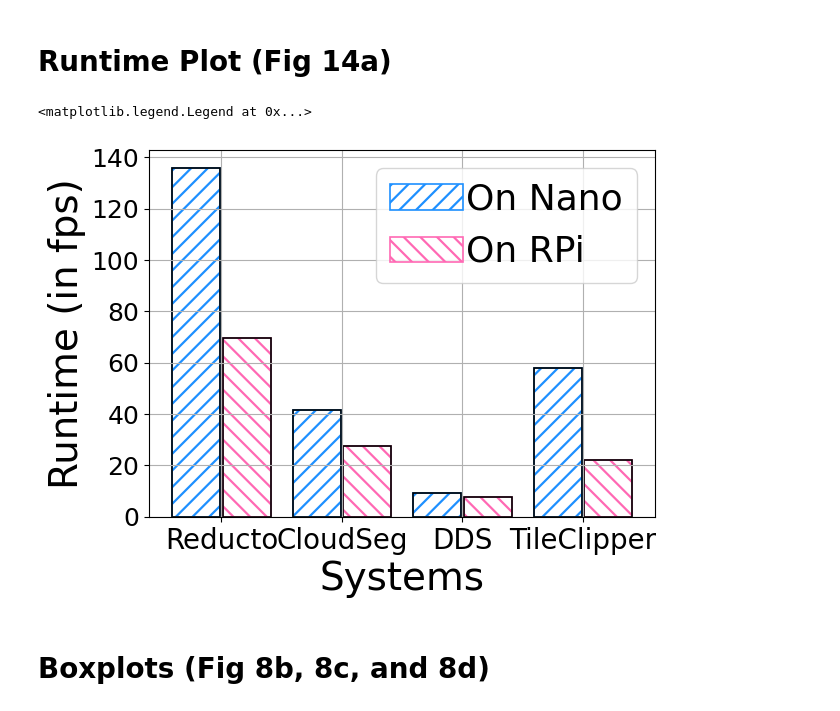
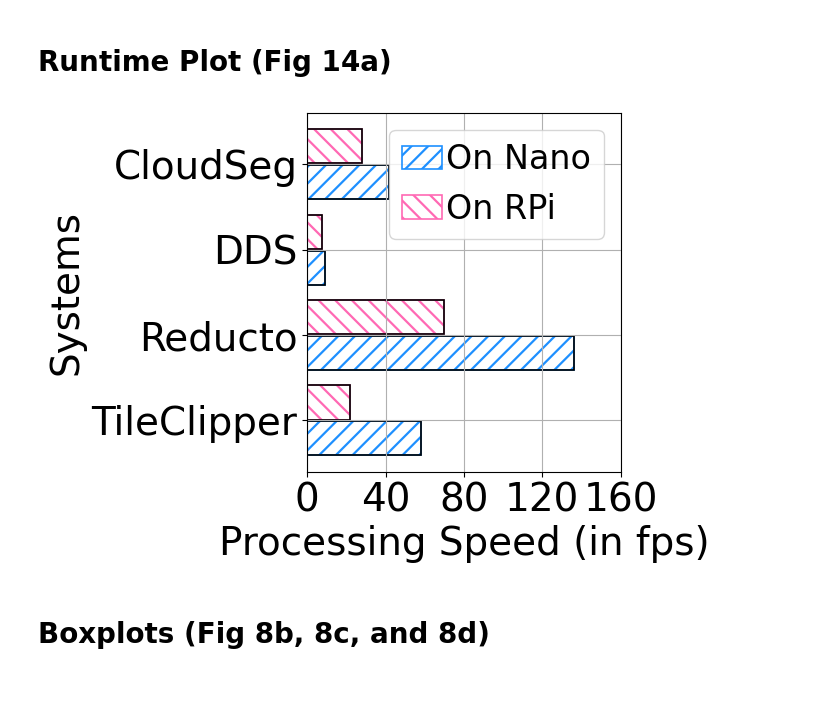
Before and after one commit to shubhamchdhary/TileClipper, a Jupyter notebook: src/get_results.ipynb, the cells around one changed output. Saved outputs shown, nothing was run; the diff lists cells and outputs as text; code cells hidden in the pictures.

Commit message:
Change labels of runtime plot and makes it horizontal barplot

```diff
--- a/src/get_results.ipynb
+++ b/src/get_results.ipynb
@@ -41,27 +41,41 @@ import seaborn as sns
 # # _yerr=np.array([[(tmp[0]/arrMean[0]-tmp[0]/arrMax[0]), (tmp[0]/arrMin[0]-tmp[0]/arrMean[0])], [(tmp[1]/arrMean[1]-tmp[1]/arrMax[1]), (tmp[1]/arrMin[1]-tmp[1]/arrMean[1])], [(tmp[2]/arrMean[2]-tmp[2]/arrMax[2]), (tmp[2]/arrMin[2]-tmp[2]/arrMean[2])]]).T
 # # print(_yerr.shape)
 # %%
-x = [1, 2, 3, 4]
+# x = [1, 2, 3, 4]
+y = [1, 2, 3, 4]
 mpl.rcParams['hatch.linewidth'] = 1.6
 realtime = 30
 
-b1 = plt.bar(np.array(x)+0.21, [69.77, 27.74, 7.61, 22.00], width=0.4, label="On RPi", fill=False, linewidth=1.2, edgecolor='hotpink', hatch="\\\\")
-plt.bar(np.array(x)+0.21, [69.77, 27.74, 7.61, 22.00], width=0.4, label="On RPi", fill=False, linewidth=1.2, edgecolor='k')
-b2 = plt.bar(np.array(x)-0.21, [136, 41.67, 9.14, 57.97], width=0.4, label="On Nano", fill=False, linewidth=1.2, edgecolor='dodgerblue', hatch="//")
-plt.bar(np.array(x)-0.21, [136, 41.67, 9.14, 57.97], width=0.4, label="On Nano", fill=False, linewidth=1.2, edgecolor='k')
+# b1 = plt.bar(np.array(x)+0.21, [69.77, 27.74, 7.61, 22.00], width=0.4, label="On RPi", fill=False, linewidth=1.2, edgecolor='hotpink', hatch="\\\\")
+# plt.bar(np.array(x)+0.21, [69.77, 27.74, 7.61, 22.00], width=0.4, label="On RPi", fill=False, linewidth=1.2, edgecolor='k')
+# b2 = plt.bar(np.array(x)-0.21, [136, 41.67, 9.14, 57.97], width=0.4, label="On Nano", fill=False, linewidth=1.2, edgecolor='dodgerblue', hatch="//")
+# plt.bar(np.array(x)-0.21, [136, 41.67, 9.14, 57.97], width=0.4, label="On Nano", fill=False, linewidth=1.2, edgecolor='k')
 
-plt.yticks(fontsize=18)
-plt.xticks(x, ["Reducto", "CloudSeg", "DDS","TileClipper",], fontsize=20)
-plt.ylabel("Runtime (in fps)", fontsize=28)
-plt.xlabel("Systems", fontsize=28)
+b1 = plt.barh(np.array(y)+0.21, [22.00, 69.77, 7.61, 27.74], height=0.4, label="On RPi", fill=False, linewidth=1.2, edgecolor='hotpink', hatch="\\\\")
+plt.barh(np.array(y)+0.21, [22.00, 69.77, 7.61, 27.74], height=0.4, label="On RPi", fill=False, linewidth=1.2, edgecolor='k')
+b2 = plt.barh(np.array(y)-0.21, [57.97, 136, 9.14, 41.67], height=0.4, label="On Nano", fill=False, linewidth=1.2, edgecolor='dodgerblue', hatch="//")
+plt.barh(np.array(y)-0.21, [57.97, 136, 9.14, 41.67], height=0.4, label="On Nano", fill=False, linewidth=1.2, edgecolor='k')
+
+# plt.yticks(fontsize=22)
+# plt.xticks(x, ["Reducto", "CloudSeg", "DDS","TileClipper",], fontsize=20)
+# plt.ylabel("Processing Speed\n(in fps)", fontsize=28)
+# plt.xlabel("Systems", fontsize=28)
+# plt.grid(True)
+# plt.legend([b2, b1], ["On Nano", "On RPi"], fontsize=26, handletextpad=0.1)#handlelengtth=0.1)
+# plt.tight_layout()
+
+plt.xticks(np.arange(0, 170, 40), fontsize=28)
+# plt.yticks(y, ["Reducto", "CloudSeg", "DDS","TileClipper",], fontsize=24)
+plt.yticks(y, ["TileClipper", "Reducto", "DDS", "CloudSeg"], fontsize=28)
+plt.xlabel("Processing Speed (in fps)", fontsize=28)
+plt.ylabel("Systems", fontsize=28)
 plt.grid(True)
+plt.legend([b2, b1], ["On Nano", "On RPi"], loc="upper right", fontsize=24, handletextpad=0.1, handlelength=1.2)
 plt.tight_layout()
-plt.legend([b2, b1], ["On Nano", "On RPi"], fontsize=26, handletextpad=0.1)#handlelengtth=0.1)
 
 # plt.savefig("../assets/Plots/Runtime.pdf", bbox_inches='tight')
 # %% [output]
-<matplotlib.legend.Legend at 0x...>
-[figure, old version]
+[figure, new version]
 # %% [markdown]
 # Boxplots (Fig 8b, 8c, and 8d)
 # %%
```
